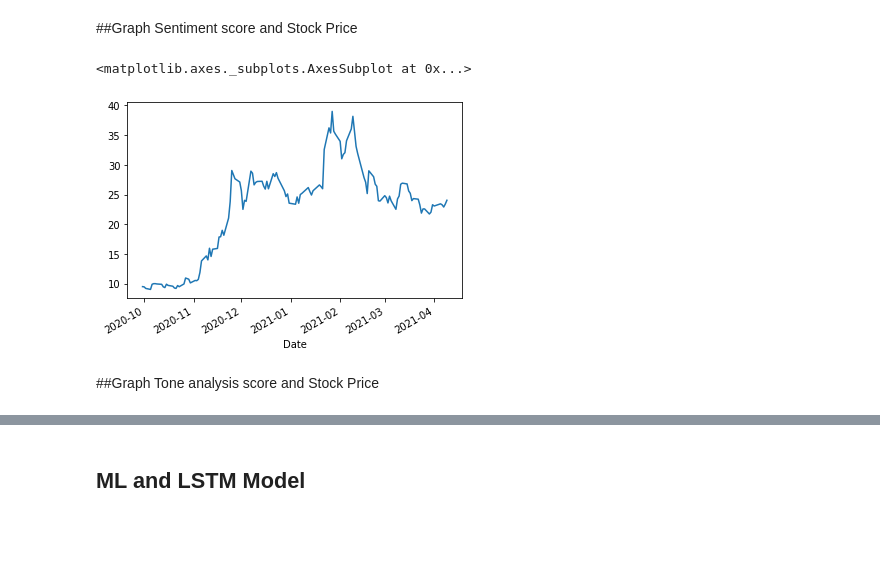
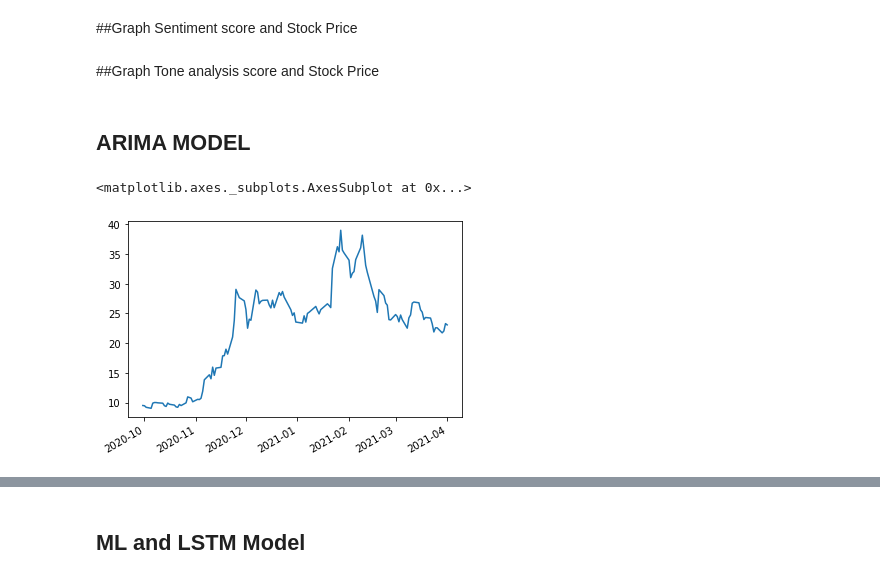
Before and after one commit to lfarlima/Multivariate-Time-Series-Analysis-of-Sentiment-Scores, a Jupyter notebook: Project_2.ipynb, the cells around one changed output, grey strips where cells are left out. Drawn from its saved outputs; the diff is of its cells as text; code cells hidden in the pictures; blank space fills up the shorter version.

```diff
--- a/Project_2.ipynb
+++ b/Project_2.ipynb
@@ -775,11 +874,6 @@ sentences_tone_df
 ## WHICH MODEL PRODUCES BETTER RESULTS? VADER v WATSON
 # %% [markdown]
 ##Graph Sentiment score and Stock Price
-# %%
-pltr_yf_df["Close"].plot()
-# %% [output]
-<matplotlib.axes._subplots.AxesSubplot at 0x...>
-[figure, removed]
 # %%
 ## COMBINE CLOSING PRICES WITH DAILY POLARITY SCORES (VADER)
 
@@ -796,3 +890,10 @@ pltr_yf_df["Close"].plot()
 
 
 ## CHECK CORRELATIONS OF COMPOUND / POS / NEG / NEUTRAL / POLARITY SCORES (WATSON)
+# %% [markdown]
+## ARIMA MODEL
+# %%
+pltr_yf_twitter['Close'].plot()
+# %% [output]
+<matplotlib.axes._subplots.AxesSubplot at 0x...>
+[figure, added]
```
Also changed, not shown: parts of 40 cells of this notebook.
